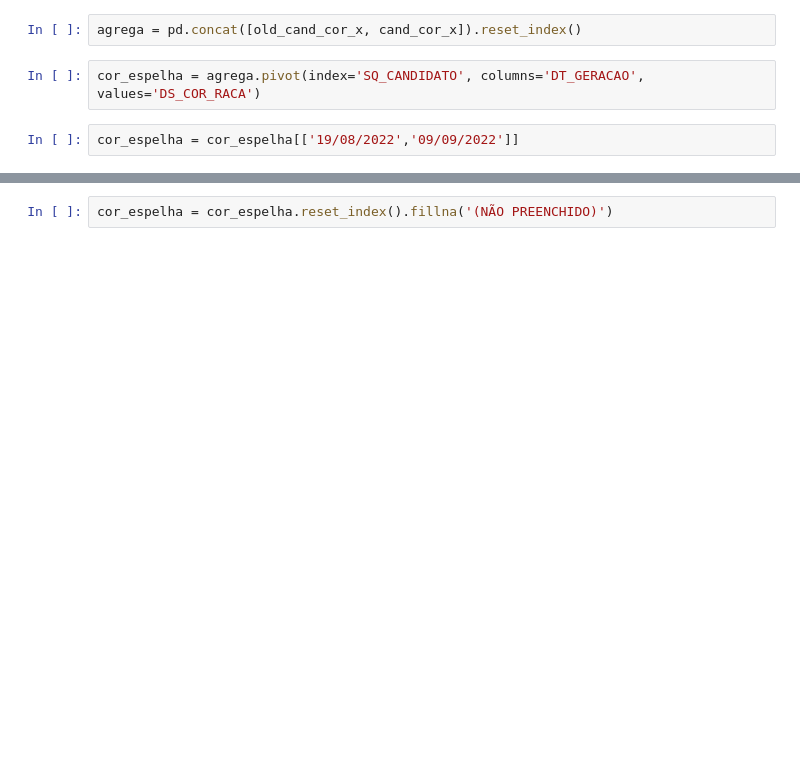
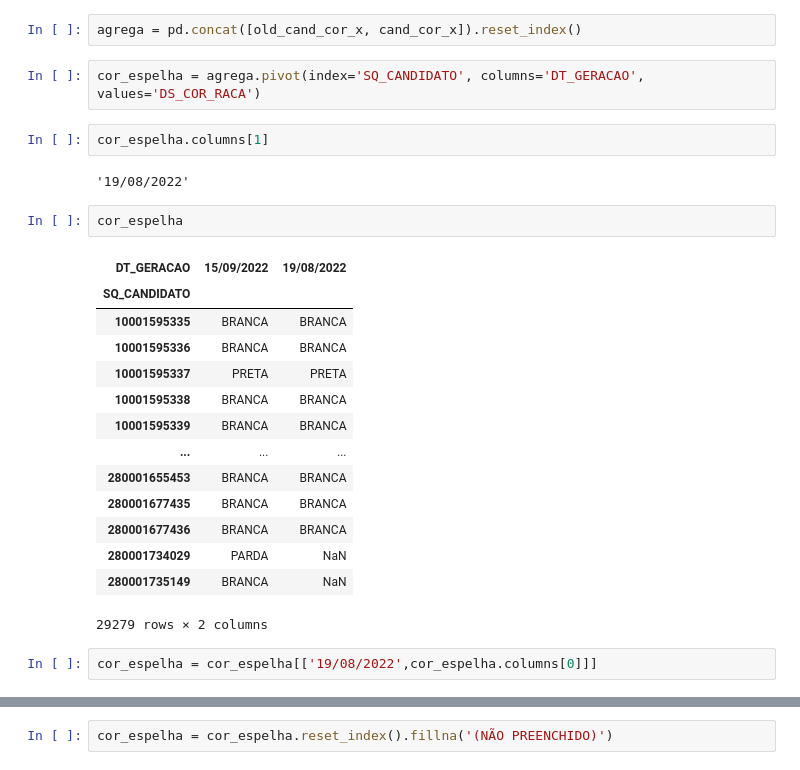
Before and after one commit to rafagarc/eleicoes_2022, a Jupyter notebook: Raca_mudanca.ipynb, the cells around one changed output, grey strips where cells are left out. Drawn from its saved outputs; the diff is of its cells as text; blank space fills up the shorter version.

```diff
--- a/Raca_mudanca.ipynb
+++ b/Raca_mudanca.ipynb
@@ -105,5 +115,26 @@ old_cand_cor_x = old[['DT_GERACAO', 'SQ_CANDIDATO', 'DS_COR_RACA']]
 agrega = pd.concat([old_cand_cor_x, cand_cor_x]).reset_index()
 # %%
 cor_espelha = agrega.pivot(index='SQ_CANDIDATO', columns='DT_GERACAO', values='DS_COR_RACA')
+# %%
+cor_espelha.columns[1]
+# %% [output]
+'19/08/2022'
+# %%
+cor_espelha
+# %% [output]
+| DT_GERACAO | 15/09/2022 | 19/08/2022 |
+| SQ_CANDIDATO |  |  |
+| 10001595335 | BRANCA | BRANCA |
+| 10001595336 | BRANCA | BRANCA |
+| 10001595337 | PRETA | PRETA |
+| 10001595338 | BRANCA | BRANCA |
+| 10001595339 | BRANCA | BRANCA |
+| ... | ... | ... |
+| 280001655453 | BRANCA | BRANCA |
+| 280001677435 | BRANCA | BRANCA |
+| 280001677436 | BRANCA | BRANCA |
+| 280001734029 | PARDA | NaN |
+| 280001735149 | BRANCA | NaN |
+29279 rows × 2 columns
 # %%
-cor_espelha = cor_espelha[['19/08/2022','09/09/2022']]
+cor_espelha = cor_espelha[['19/08/2022',cor_espelha.columns[0]]]
```
Also changed, not shown: parts of 20 cells of this notebook, 1 other file.
